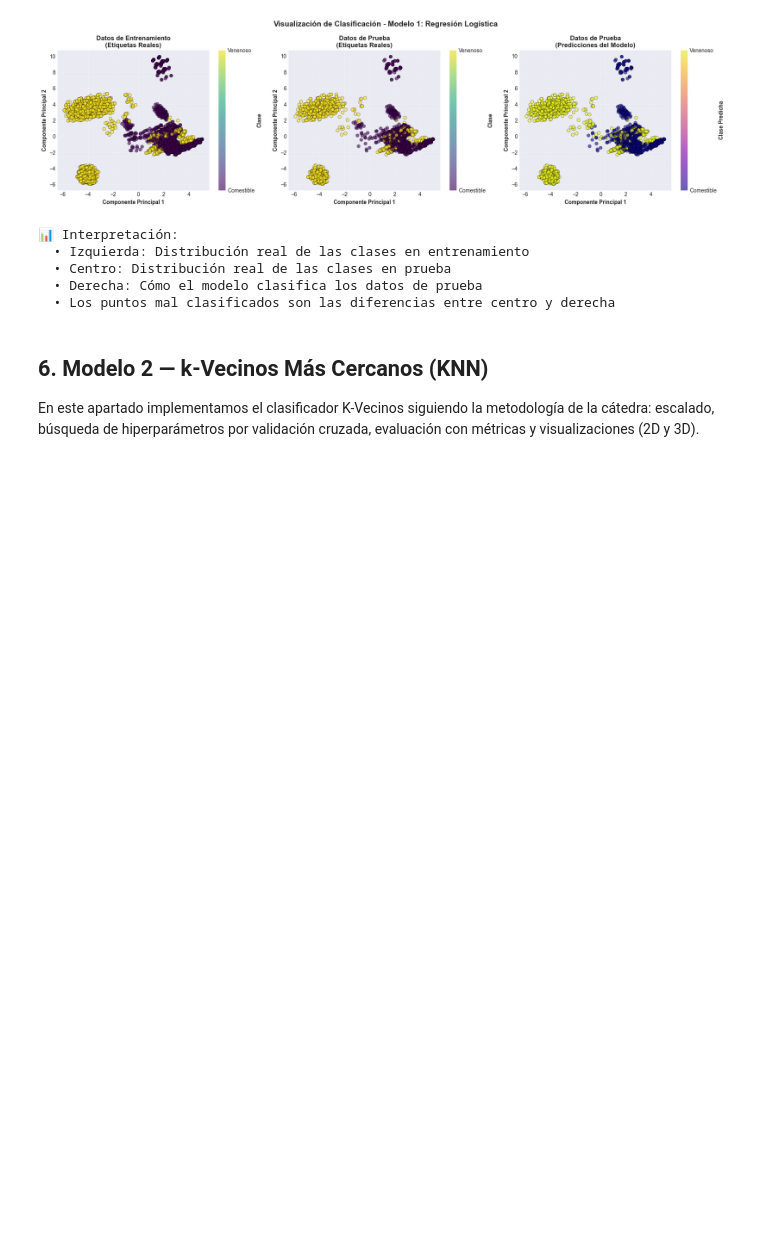
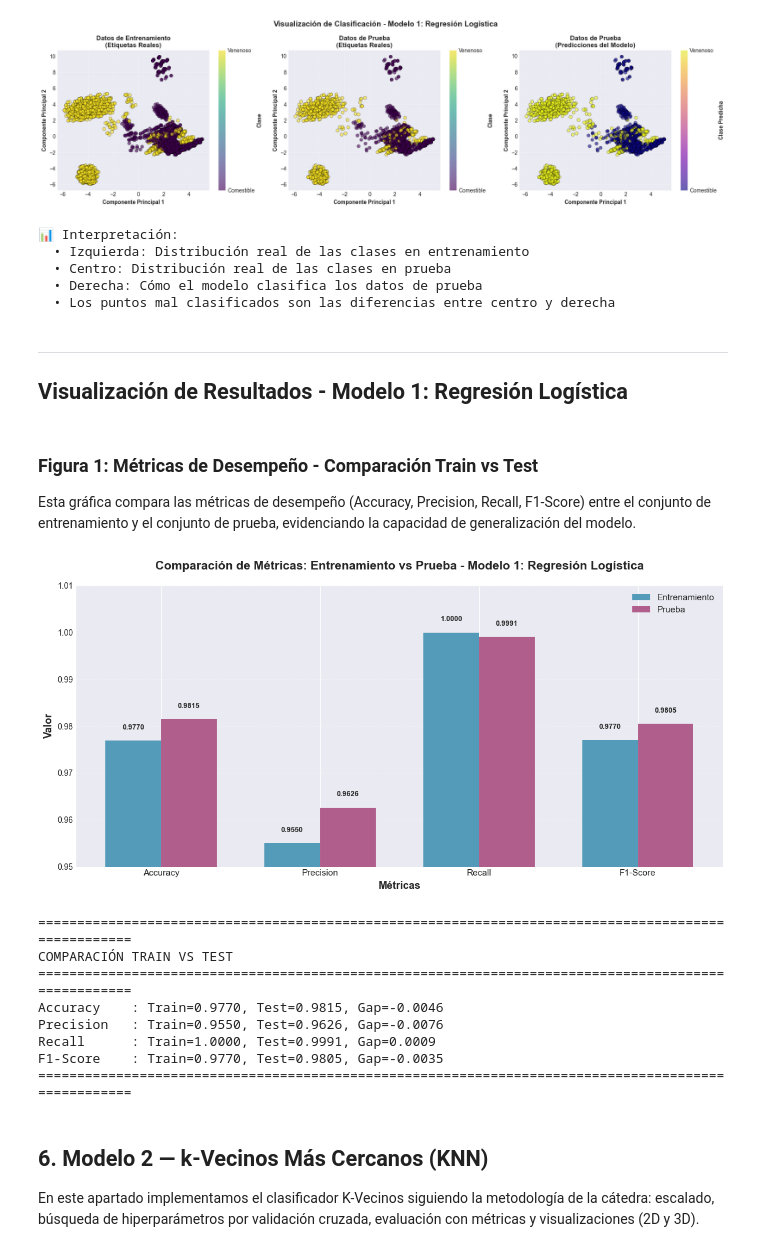
Before and after one commit to caamilo03/Proyecto-final-clasificacion-hongos, a Jupyter notebook: Clasificacion_Hongos_5_Modelos.ipynb, the cells around one changed output. Drawn from its saved outputs; the diff is of its cells as text; code cells hidden in the pictures; blank space fills up the shorter version.

Commit message:
Gráficas añadidas

```diff
--- a/Clasificacion_Hongos_5_Modelos.ipynb
+++ b/Clasificacion_Hongos_5_Modelos.ipynb
@@ -1091,6 +1118,78 @@ print(f"  • Los puntos mal clasificados son las diferencias entre centro y der
   • Centro: Distribución real de las clases en prueba
   • Derecha: Cómo el modelo clasifica los datos de prueba
   • Los puntos mal clasificados son las diferencias entre centro y derecha
+# %% [markdown]
+---
+
+## Visualización de Resultados - Modelo 1: Regresión Logística
+# %% [markdown]
+### Figura 1: Métricas de Desempeño - Comparación Train vs Test
+
+Esta gráfica compara las métricas de desempeño (Accuracy, Precision, Recall, F1-Score) entre el conjunto de entrenamiento y el conjunto de prueba, evidenciando la capacidad de generalización del modelo.
+# %%
+# ====================================================================================================
+# FIGURA 2: MÉTRICAS DE DESEMPEÑO - COMPARACIÓN TRAIN VS TEST
+# ====================================================================================================
+
+metricas_nombres = ['Accuracy', 'Precision', 'Recall', 'F1-Score']
+valores_train = [
+    metricas_train['Accuracy'],
+    metricas_train['Precision'],
+    metricas_train['Recall'],
+    metricas_train['F1-Score']
+]
+valores_test = [
+    metricas_test['Accuracy'],
+    metricas_test['Precision'],
+    metricas_test['Recall'],
+    metricas_test['F1-Score']
+]
+
+x_pos = np.arange(len(metricas_nombres))
+width = 0.35
+
+fig, ax = plt.subplots(figsize=(12, 6))
+bars1 = ax.bar(x_pos - width/2, valores_train, width, label='Entrenamiento', color='#2E86AB', alpha=0.8)
+bars2 = ax.bar(x_pos + width/2, valores_test, width, label='Prueba', color='#A23B72', alpha=0.8)
+
+ax.set_xlabel('Métricas', fontsize=13, fontweight='bold')
+ax.set_ylabel('Valor', fontsize=13, fontweight='bold')
+ax.set_title('Comparación de Métricas: Entrenamiento vs Prueba - Modelo 1: Regresión Logística',
+             fontsize=15, fontweight='bold', pad=20)
+ax.set_xticks(x_pos)
+ax.set_xticklabels(metricas_nombres, fontsize=11)
+ax.set_ylim([0.95, 1.01])
+ax.legend(fontsize=11)
+ax.grid(axis='y', alpha=0.3, linestyle='--')
+
+# Añadir valores sobre las barras
+for bars in [bars1, bars2]:
+    for bar in bars:
+        height = bar.get_height()
+        ax.text(bar.get_x() + bar.get_width()/2., height + 0.002,
+                f'{height:.4f}',
+                ha='center', va='bottom', fontsize=9, fontweight='bold')
+
+plt.tight_layout()
+plt.show()
+
+print(f"\n{'='*100}")
+print(f"COMPARACIÓN TRAIN VS TEST")
+print(f"{'='*100}")
+for i, metrica in enumerate(metricas_nombres):
+    diff = valores_train[i] - valores_test[i]
+    print(f"{metrica:12s}: Train={valores_train[i]:.4f}, Test={valores_test[i]:.4f}, Gap={diff:.4f}")
+print(f"{'='*100}")
+# %% [output]
+[figure, added]
+====================================================================================================
+COMPARACIÓN TRAIN VS TEST
+====================================================================================================
+Accuracy    : Train=0.9770, Test=0.9815, Gap=-0.0046
+Precision   : Train=0.9550, Test=0.9626, Gap=-0.0076
+Recall      : Train=1.0000, Test=0.9991, Gap=0.0009
+F1-Score    : Train=0.9770, Test=0.9805, Gap=-0.0035
+====================================================================================================
 # %% [markdown]
 ## 6. Modelo 2 — k-Vecinos Más Cercanos (KNN)
 
```
Also changed, not shown: parts of 8 cells of this notebook.
